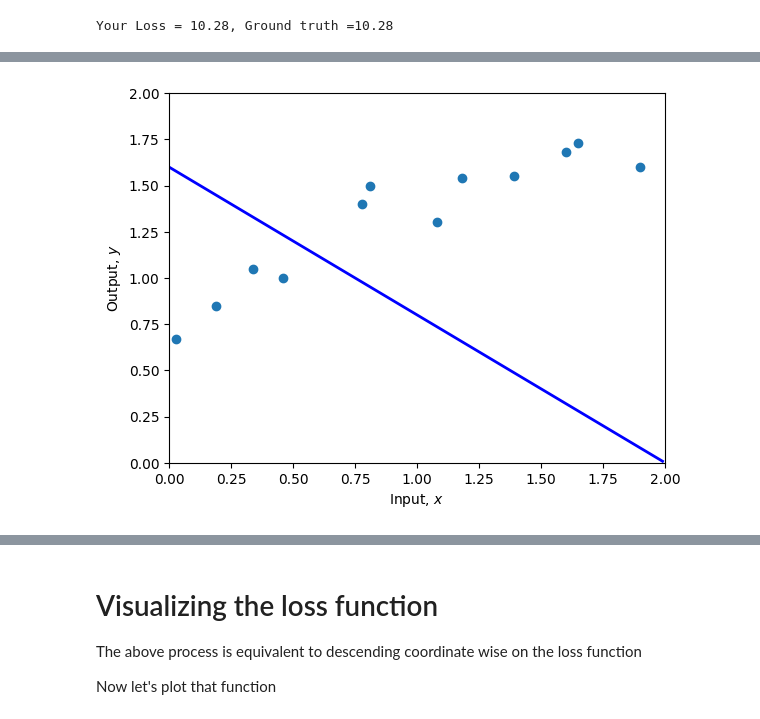
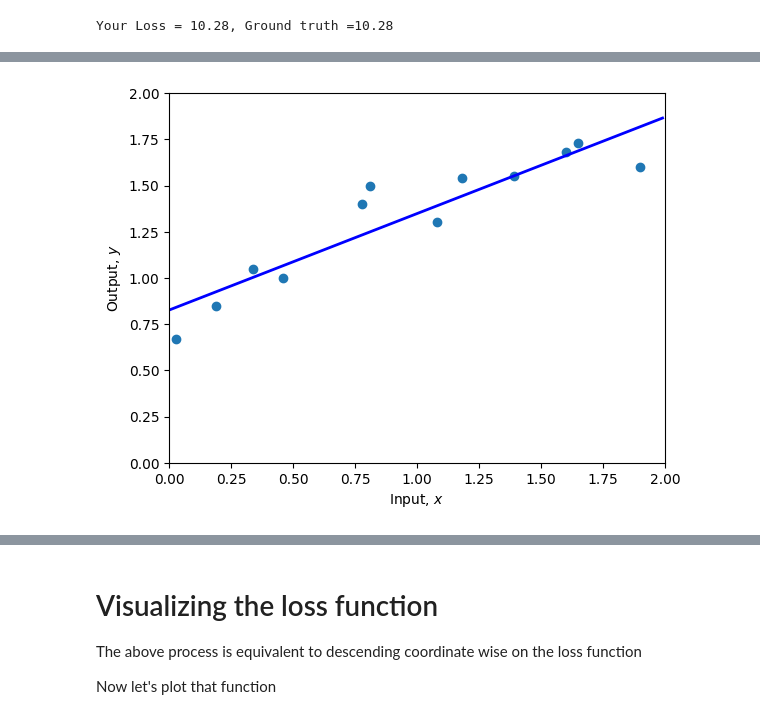
Before and after one commit to apollo5217/udlbook, a Jupyter notebook: Notebooks/Chap02/2_1_Supervised_Learning.ipynb, the cells around one changed output, grey strips where cells are left out. Saved outputs shown, nothing was run; the diff lists cells and outputs as text; code cells hidden in the pictures.

```diff
--- a/Notebooks/Chap02/2_1_Supervised_Learning.ipynb
+++ b/Notebooks/Chap02/2_1_Supervised_Learning.ipynb
@@ -86,7 +86,8 @@ Your Loss = 10.28, Ground truth =10.28
 # Repeat this process until you find a set of parameters that fit the model as in figure 2.2d
 # You can either do this by hand, or if you want to get fancy, write code to descent automatically in this way
 # Start at these values:
-phi0 = 1.60 ; phi1 =-0.8
+# phi0 = 1.60 ; phi1 =-0.8
+phi0 = 20 ; phi1 = 12
 
 # gradient descent
 learning_rate = 0.01 # How big of a step to take
@@ -117,8 +118,9 @@ for epoch in range(epochs):
 
     if epoch % 100 == 0:
         print(f"Epoch {epoch}: Loss = {current_loss:.4f}, phi0 = {phi0:.4f}, phi1 = {phi1:.4f}")
-        print(f"\nFinal phi0: {phi0:.4f}, phi1: {phi1:.4f}")
-        print(f"Final Loss: {loss_history[-1]:.4f}")
+
+print(f"\nFinal phi0: {phi0:.4f}, phi1: {phi1:.4f}")
+print(f"Final Loss: {loss_history[-1]:.4f}")
 
 plot(x,y,phi0,phi1)
 print(f'Your Loss = {compute_loss(x,y,phi0,phi1):3.2f}')
@@ -126 +142 @@ print(f'Your Loss = {compute_loss(x,y,phi0,phi1):3.2f}')
-[figure, old version]
+[figure, new version]
```
Also changed, not shown: parts of 1 cell of this notebook.
